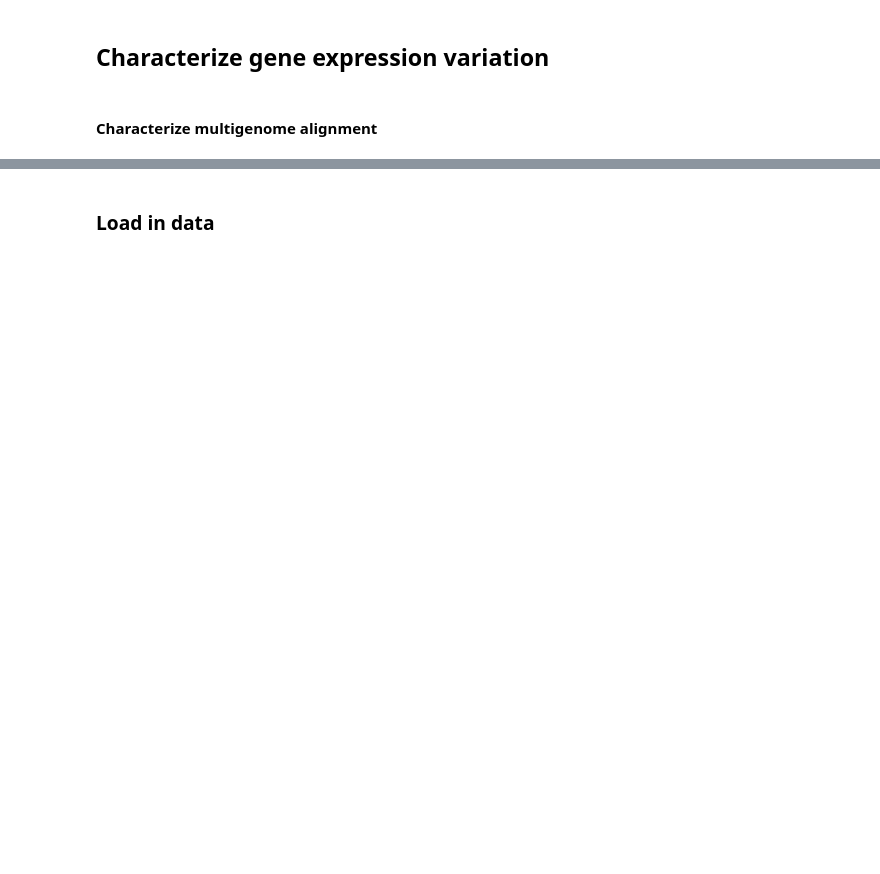
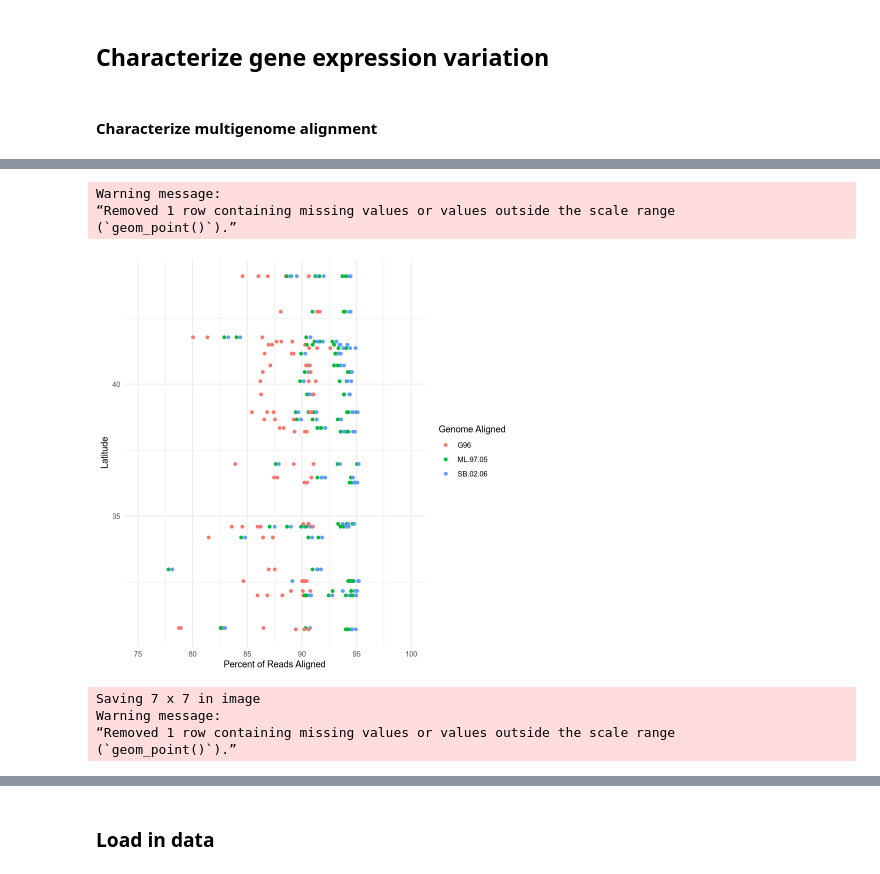
Before and after one commit to zwoonavery/americana_protoneoY, a Jupyter notebook: analysis/R_analysis.ipynb, the cells around one changed output, grey strips where cells are left out. Saved outputs shown, nothing was run; the diff lists cells and outputs as text; code cells hidden in the pictures; blank space fills up the shorter version.

```diff
--- a/analysis/R_analysis.ipynb
+++ b/analysis/R_analysis.ipynb
@@ -500,28 +900,38 @@ ggsave("figures/sb_alignment/multigenome_alignment_boxplot.png", alignment_box)
 # %%
 ## get latitude for each population
 local_lat <- metadata %>%
-    select(strain_id, latitude) %>%
-    separate_wider_delim(strain_id, delim = ".", names = c("locality", "female", "number"), too_few = "align_start", too_many = "drop") %>%
+    mutate(locality = toupper(location)) %>%
+    select(locality, latitude) %>%
     filter(locality %in% alignment$locality) %>%
     select(locality, latitude) %>%
     na.omit() %>%
     unique()
 
 ## combine files
 lat_alignment <- alignment %>%
     left_join(local_lat, by = "locality")
 
 lat_plot <- lat_alignment %>%
     na.omit() %>%
     ggplot(aes(x = percent_aligned, y = latitude, color = genome)) +
         geom_point() +
         xlim(75, 100) +
         labs(x = "Percent of Reads Aligned", y = "Latitude", color = "Genome Aligned") +
         theme_minimal()
 lat_plot
+# %% [output]
+Warning message:
+“Removed 1 row containing missing values or values outside the scale range
+(`geom_point()`).”
+[figure, added]
 # %%
 ## save figure
 ggsave("figures/sb_alignment/multigenome_alignment_latitude.png", lat_plot)
+# %% [output]
+Saving 7 x 7 in image
+Warning message:
+“Removed 1 row containing missing values or values outside the scale range
+(`geom_point()`).”
 # %%
 ## determine if there is a significant correlation between latitude and genome
 df_g96 <- lat_alignment %>%
```
Also changed, not shown: parts of 87 cells of this notebook, 8 other files.
